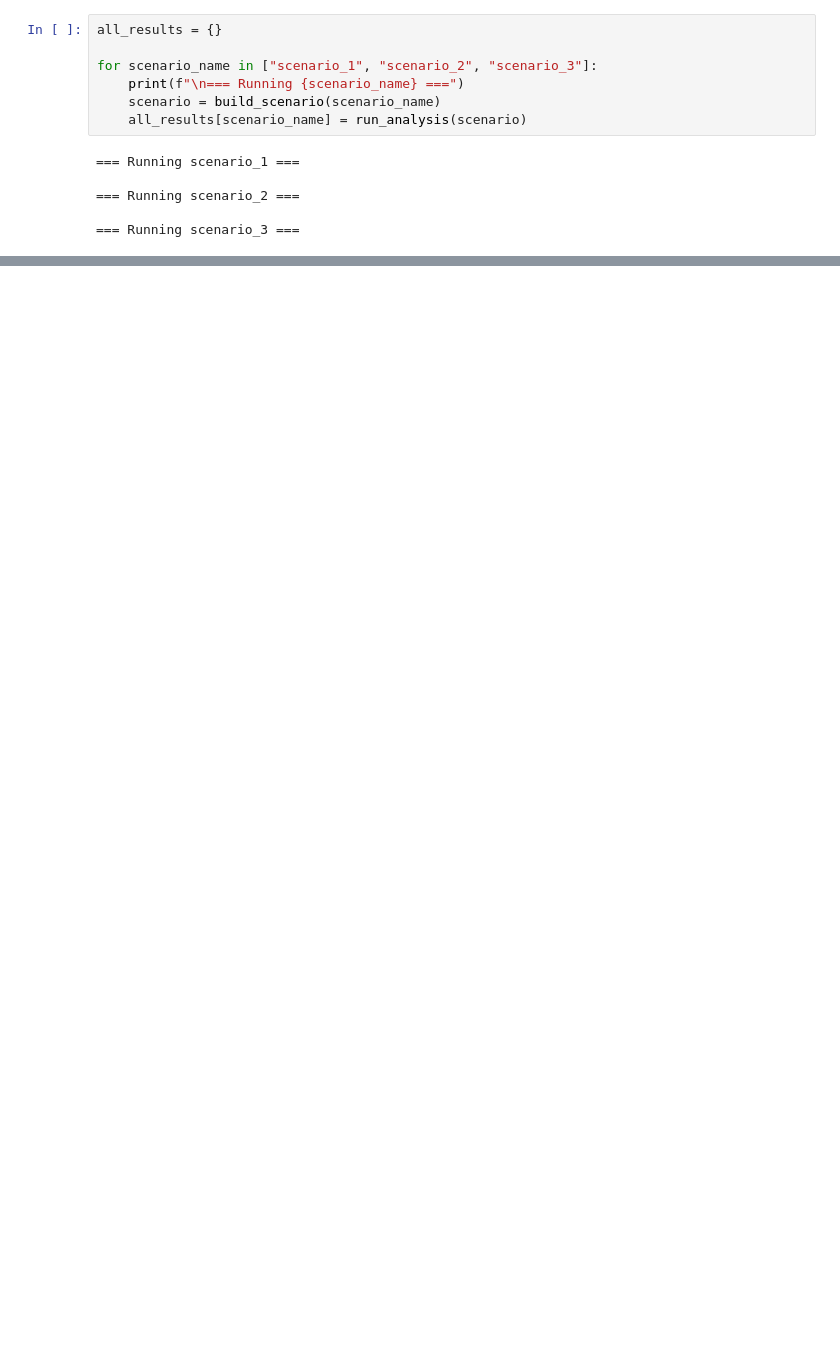
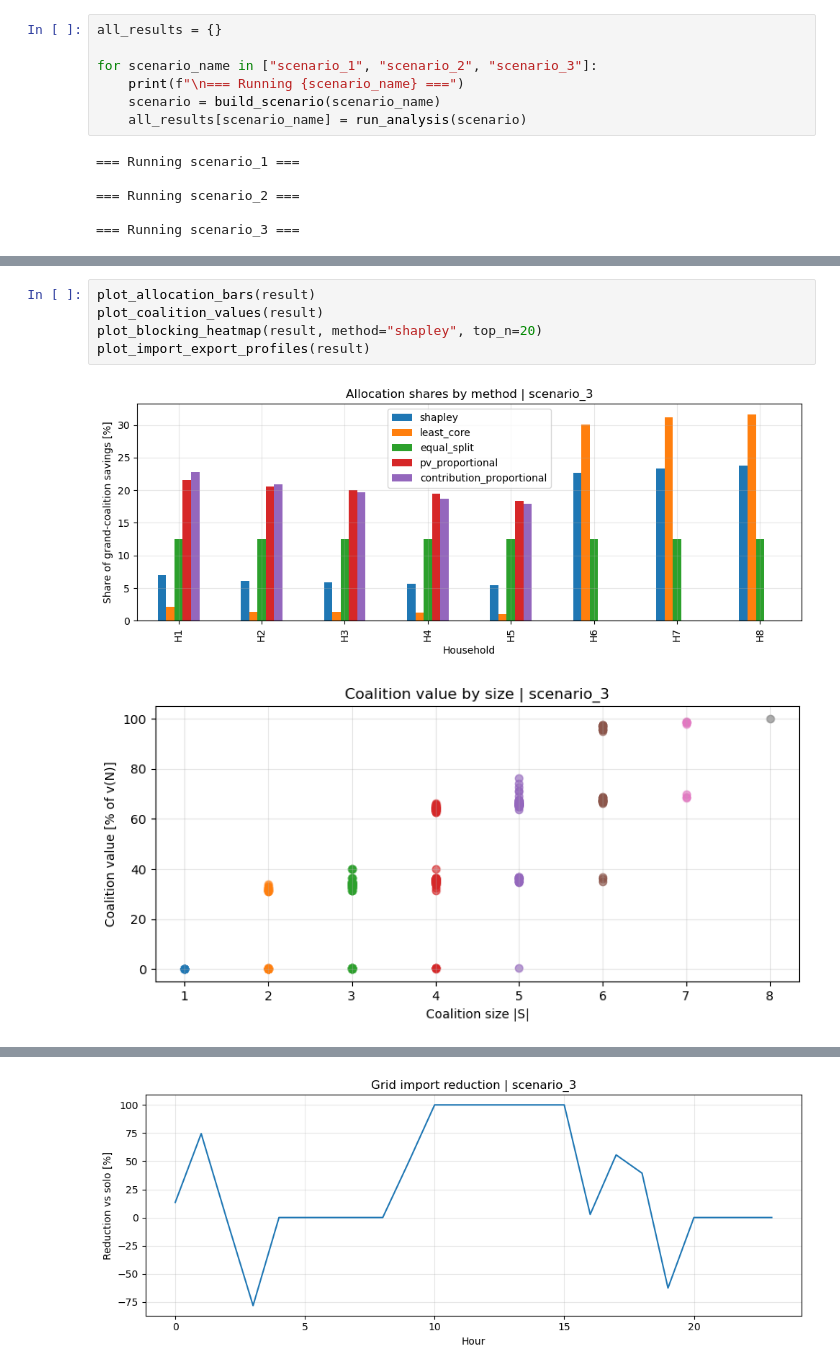
Before and after one commit to ognjen217/GameTheoryProject, a Jupyter notebook: EPS_Game_Theory copy.ipynb, the cells around one changed output, grey strips where cells are left out. Drawn from its saved outputs; the diff is of its cells as text; blank space fills up the shorter version.

```diff
--- a/EPS_Game_Theory copy.ipynb
+++ b/EPS_Game_Theory copy.ipynb
@@ -917,0 +1069,8 @@ display(summary_df.round(4))
+# %%
+plot_allocation_bars(result)
+plot_coalition_values(result)
+plot_blocking_heatmap(result, method="shapley", top_n=20)
+plot_import_export_profiles(result)
+# %% [output]
+[figure, added]
+[figure, added]
@@ -917,0 +1078 @@ display(summary_df.round(4))
+[figure, added]
```
Also changed, not shown: parts of 5 cells of this notebook.
